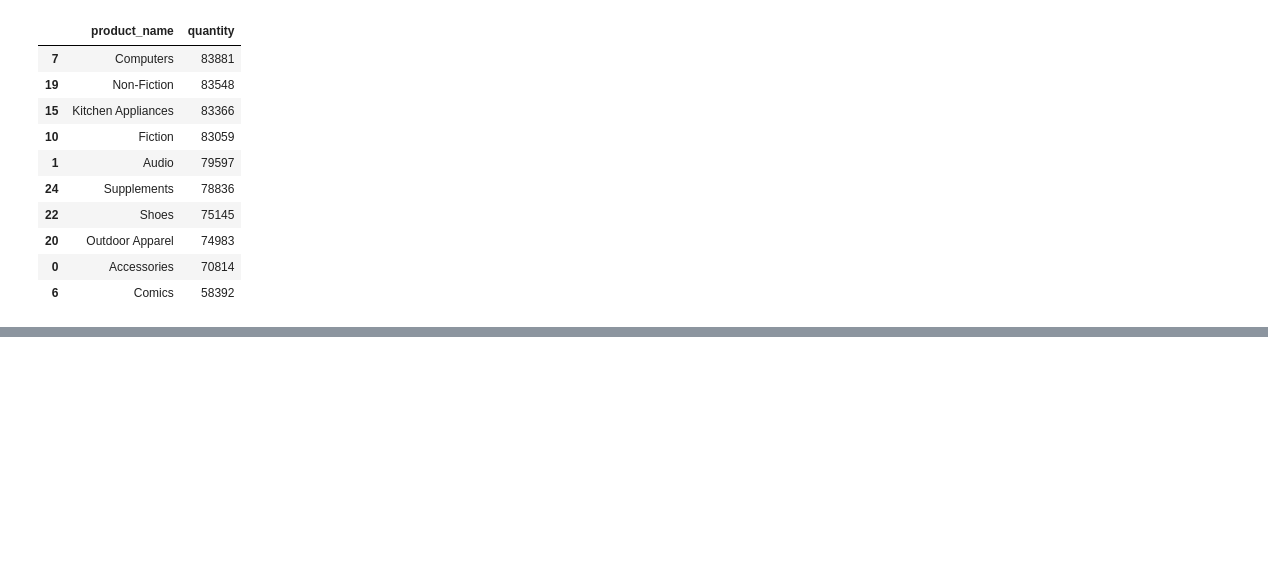
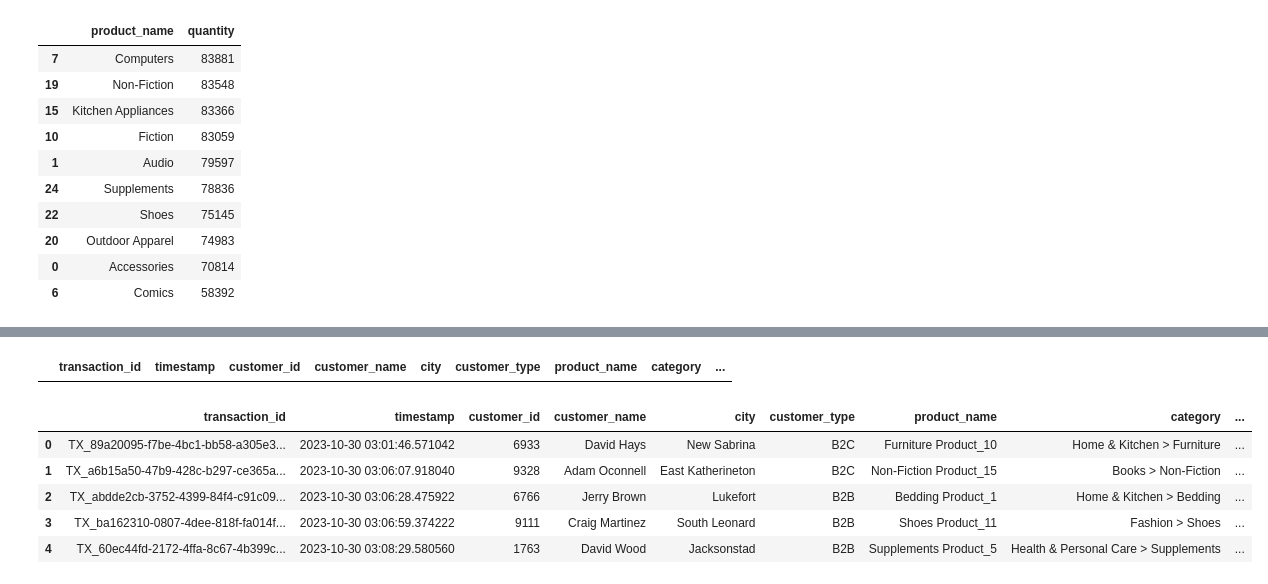
Before and after one commit to Zar-meyo/big-data-pipeline-Le-groupe, a Jupyter notebook: exploratory-data-analysis/eda.ipynb, the cells around one changed output, grey strips where cells are left out. Saved outputs shown, nothing was run; the diff lists cells and outputs as text; code cells hidden in the pictures; blank space fills up the shorter version.

```diff
--- a/exploratory-data-analysis/eda.ipynb
+++ b/exploratory-data-analysis/eda.ipynb
@@ -214,0 +198,16 @@ Passing `palette` without assigning `hue` is deprecated and will be removed in v
+# %%
+SDdf = df.sort_values("timestamp")
+SDdf.head(0)
+# %% [output]
+|  | transaction_id | timestamp | customer_id | customer_name | city | customer_type | product_name | category | ... |
+# %%
+SDdf["Clean_product"] = SDdf["product_name"].str.replace(r' Product_\d+$',"",regex=True)
+SDdf["Clean_cat"] = SDdf["category"].str.replace(r' > .*',"",regex=True)
+SDdf.head(5)
+# %% [output]
+|  | transaction_id | timestamp | customer_id | customer_name | city | customer_type | product_name | category | ... |
+| 0 | TX_89a20095-f7be-4bc1-bb58-a305e3... | 2023-10-30 03:01:46.571042 | 6933 | David Hays | New Sabrina | B2C | Furniture Product_10 | Home & Kitchen > Furniture | ... |
+| 1 | TX_a6b15a50-47b9-428c-b297-ce365a... | 2023-10-30 03:06:07.918040 | 9328 | Adam Oconnell | East Katherineton | B2C | Non-Fiction Product_15 | Books > Non-Fiction | ... |
+| 2 | TX_abdde2cb-3752-4399-84f4-c91c09... | 2023-10-30 03:06:28.475922 | 6766 | Jerry Brown | Lukefort | B2B | Bedding Product_1 | Home & Kitchen > Bedding | ... |
+| 3 | TX_ba162310-0807-4dee-818f-fa014f... | 2023-10-30 03:06:59.374222 | 9111 | Craig Martinez | South Leonard | B2B | Shoes Product_11 | Fashion > Shoes | ... |
+| 4 | TX_60ec44fd-2172-4ffa-8c67-4b399c... | 2023-10-30 03:08:29.580560 | 1763 | David Wood | Jacksonstad | B2B | Supplements Product_5 | Health & Personal Care > Supplements | ... |
```
Also changed, not shown: parts of 3 cells of this notebook.
